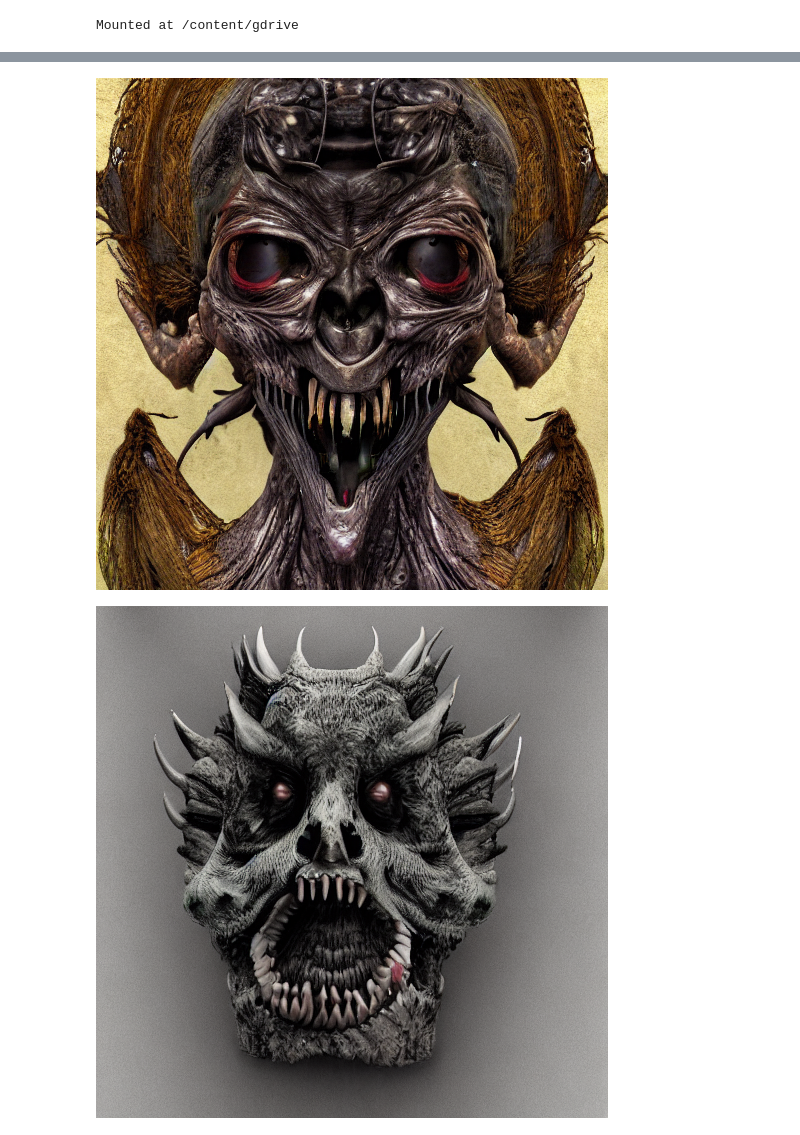
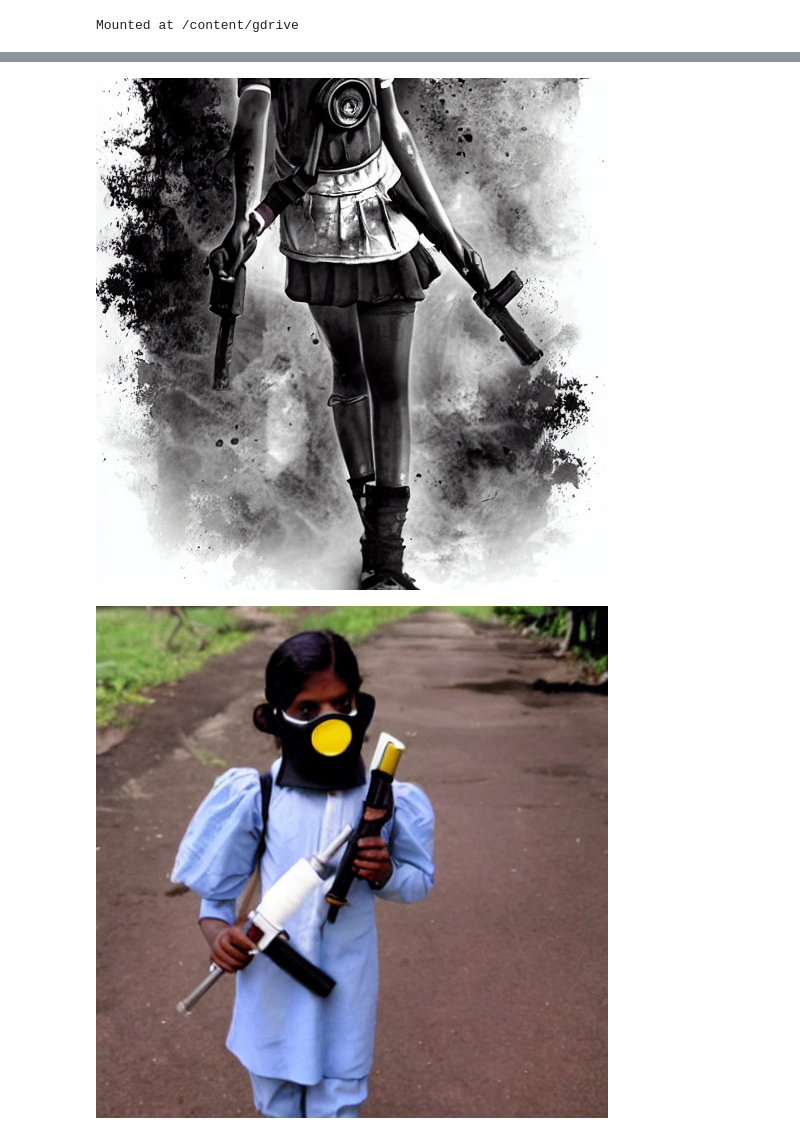
Before and after one commit to vihanpereraux/Human-Emotions-Visualizer, a Jupyter notebook: Human_Emotions_Visualizer.ipynb, the cells around one changed output, grey strips where cells are left out. Drawn from its saved outputs; the diff is of its cells as text; code cells hidden in the pictures.

Commit message:
School girl art

```diff
--- a/Human_Emotions_Visualizer.ipynb
+++ b/Human_Emotions_Visualizer.ipynb
@@ -69,24 +65,24 @@ pipe = pipe.to("cuda")
 # %%
-prompt = "3D creature, wicca, occult, harvest, fall, hyper-realistic, ultra resolution, creepy, dark, witchcore"
+prompt = "Ultra realistic sri lankan witch creepy horror school girl wearing a gas mask, carrying a gun, abandoned, bloodcore"
 image = pipe(prompt).images[0]  # image here is in [PIL format](https://pillow.readthedocs.io/en/stable/)
 
 # Now to display an image you can either save it such as:
 image.save(f"astronaut_rides_horse.png")
 
 # or if you're in a google colab you can directly display it with
 image
 # %% [output]
-[figure, old version]
+[figure, new version]
 # %%
 import torch
 
-generator = torch.Generator("cuda").manual_seed(2028)
+generator = torch.Generator("cuda").manual_seed(2000)
 
 image = pipe(prompt, generator=generator).images[0]
 
 image
 # %% [output]
-[figure, old version]
+[figure, new version]
 # %%
 import torch
 
```
Also changed, not shown: parts of 5 cells of this notebook.
